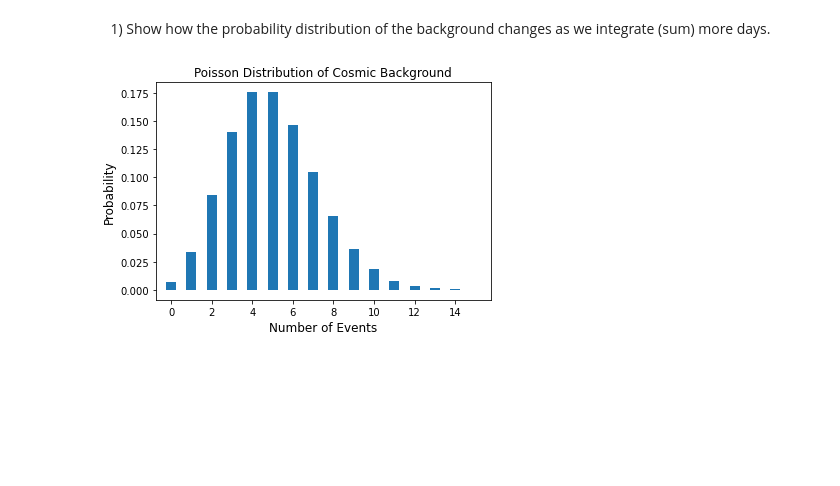
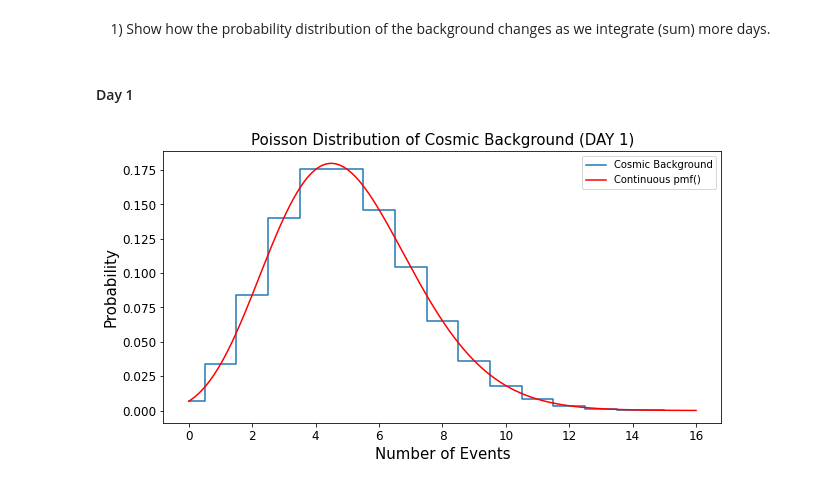
Before and after one commit to MinniVan/PHYS-434, a Jupyter notebook: lab-2.ipynb, the cells around one changed output. Drawn from its saved outputs; the diff is of its cells as text; code cells hidden in the pictures; blank space fills up the shorter version.

```diff
--- a/lab-2.ipynb
+++ b/lab-2.ipynb
@@ -17,12 +18,28 @@ X = 5 # average cosmic-ray background
 Y = 7 #  average number of gamma-rays emitted by our source
 num_events = np.arange(0, 16)
 prob = poisson(X).pmf(num_events)
+# %% [markdown]
+#### Day 1
 # %%
+
+
+plt.rcParams['figure.figsize'] = [10, 5]
+# DAY 1
 fig, ax = plt.subplots(1, 1)
-ax.vlines(num_events, 0, prob, linewidth = 10)
-plt.title("Poisson Distribution of Cosmic Background", size = 12)
-plt.xlabel("Number of Events", size= 12)
-plt.ylabel("Probability", size=12)
+ax.step(num_events, prob, where = 'mid', label = "Cosmic Background")
+plt.title("Poisson Distribution of Cosmic Background (DAY 1)", size = 15)
+plt.xlabel("Number of Events", size= 15)
+plt.ylabel("Probability", size=15)
+
+mu = X
+def f(x):
+   return np.exp(-mu)*(mu**x)/(scipy.special.factorial(x)) # Poisson distribution (the actual function)
+x = np.linspace(0, 16, 1000)
+ax.plot(x, f(x), color='red', label="Continuous pmf()")
+plt.xticks(fontsize = 12)
+plt.yticks(fontsize = 12)
+plt.legend(loc="best")
+
 plt.show()
 # %% [output]
-[figure, old version]
+[figure, new version]
```
Also changed, not shown: parts of 16 cells of this notebook.
